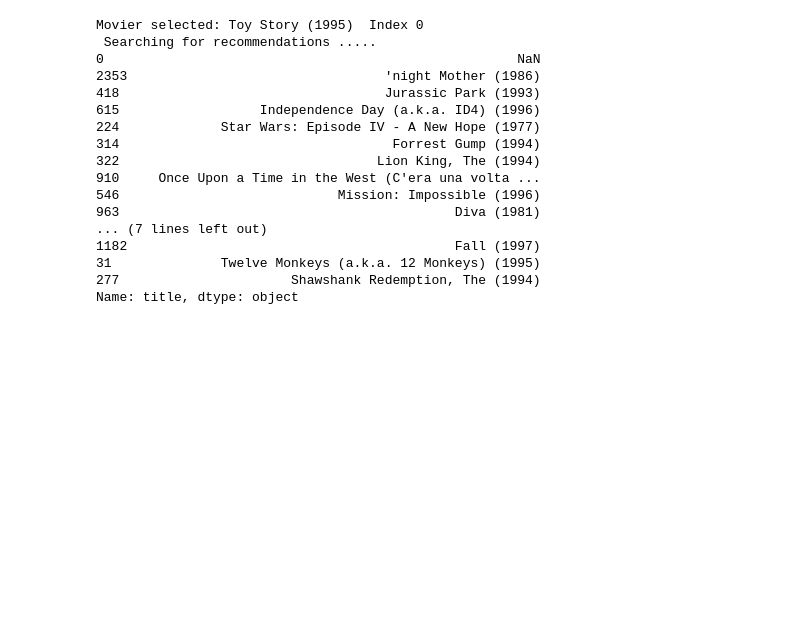
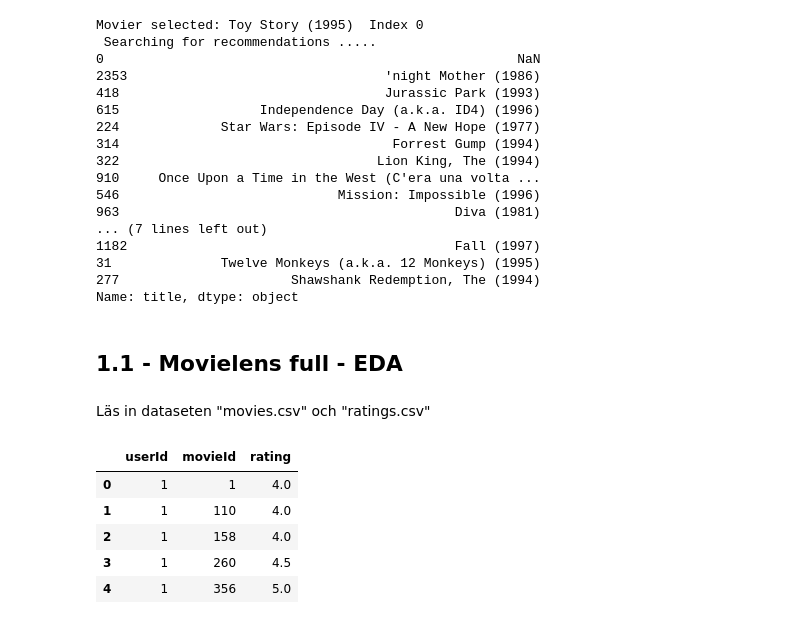
Before and after one commit to danlundh67/AI-recomend_predict, a Jupyter notebook: recommend.ipynb, the cells around one changed output. Drawn from its saved outputs; the diff is of its cells as text; code cells hidden in the pictures; blank space fills up the shorter version.

```diff
--- a/recommend.ipynb
+++ b/recommend.ipynb
@@ -85,3 +85,27 @@ Movier selected: Toy Story (1995)  Index 0
 31              Twelve Monkeys (a.k.a. 12 Monkeys) (1995)
 277                      Shawshank Redemption, The (1994)
 Name: title, dtype: object
+# %% [markdown]
+## 1.1 - Movielens full - EDA
+# %% [markdown]
+Läs in dataseten "movies.csv" och "ratings.csv"
+# %%
+
+movies = 'Data2/ml-latest/ml-latest/movies.csv'
+ratings = 'Data2/ml-latest/ml-latest/ratings.csv'
+
+df_movies = pd.read_csv(movies, usecols=['movieId','title'], dtype={'movieId':'int32', 'title':'str'} )
+df_ratings = pd.read_csv(ratings, usecols=['userId', 'movieId', 'rating'], dtype={'userId':'int32', 'movieId':'int32', 'rating':'float32'})
+
+# 86,000 movies by 330,975 users.
+
+#df_movies.info()
+df_ratings.describe()
+df_ratings.head()
+# %% [output]
+|  | userId | movieId | rating |
+| 0 | 1 | 1 | 4.0 |
+| 1 | 1 | 110 | 4.0 |
+| 2 | 1 | 158 | 4.0 |
+| 3 | 1 | 260 | 4.5 |
+| 4 | 1 | 356 | 5.0 |
```
Also changed, not shown: parts of 8 cells of this notebook.
